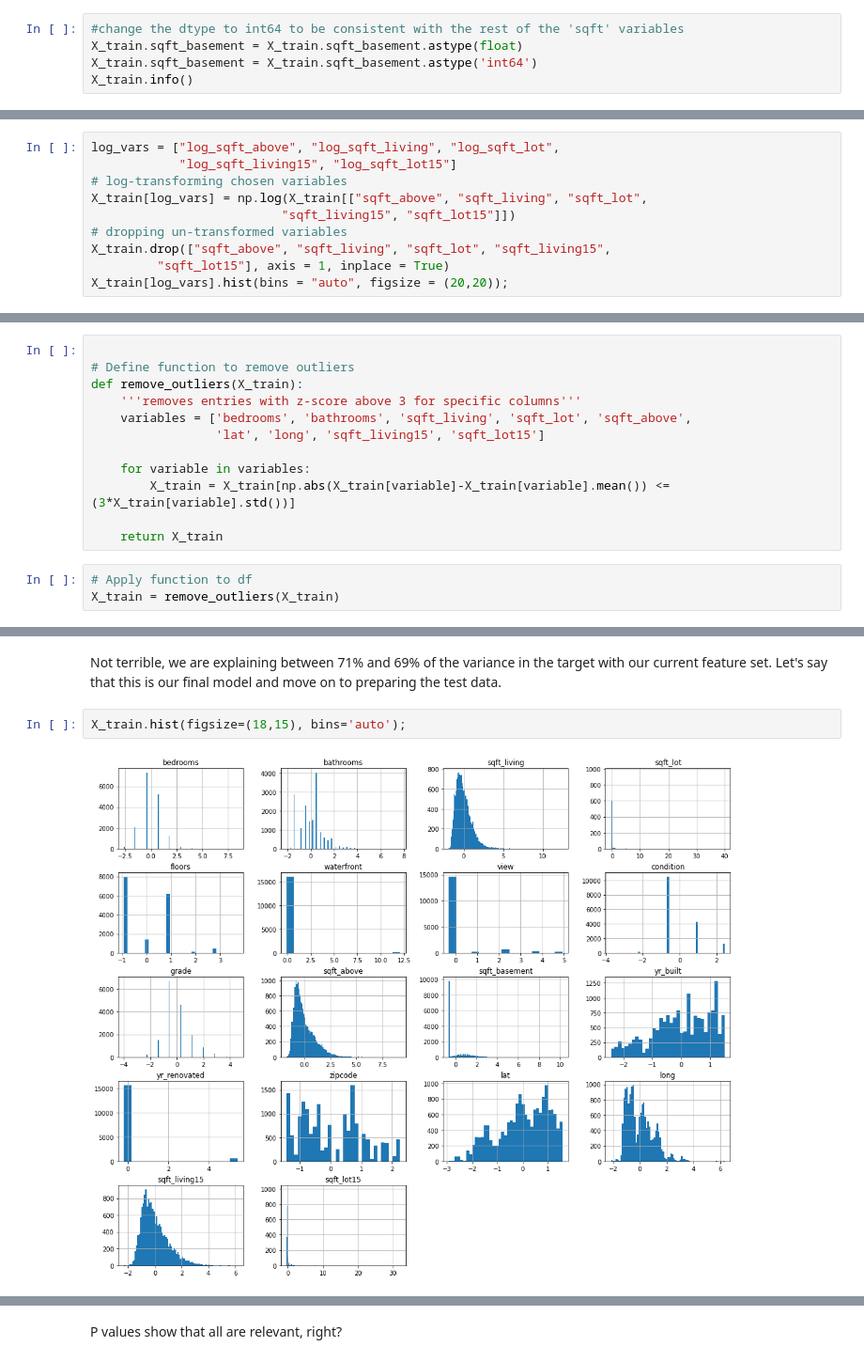
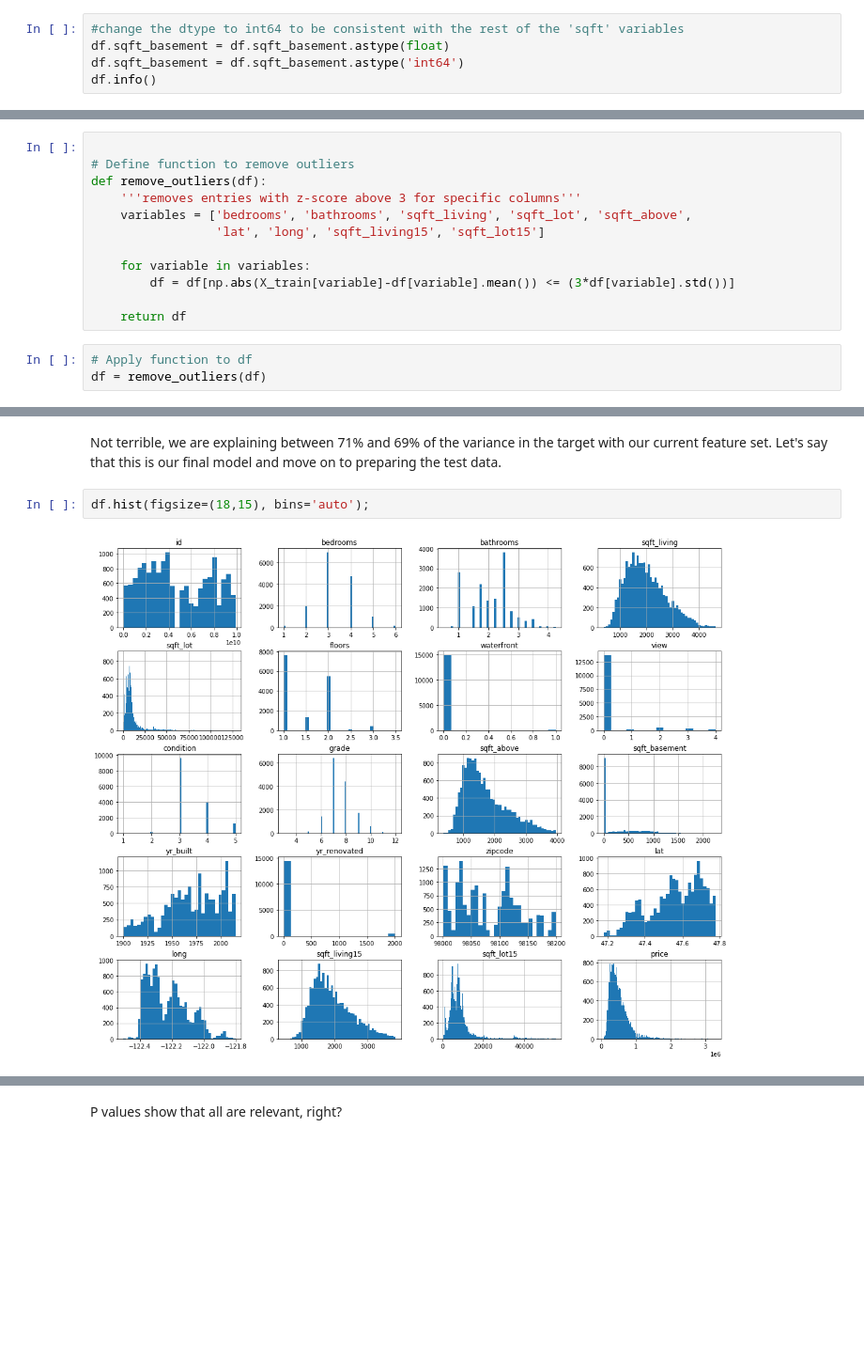
Before and after one commit to alexcasey92/Phase_2_Housing_Project, a Jupyter notebook: student.ipynb, the cells around one changed output, grey strips where cells are left out. Shown at 94% size. Saved outputs shown, nothing was run; the diff lists cells and outputs as text; blank space fills up the shorter version.

```diff
--- a/student.ipynb
+++ b/student.ipynb
@@ -460,8 +387,8 @@ X_train.loc[X_train["sqft_basement"] == '?', ["sqft_basement"]] = difference
 # %%
 #change the dtype to int64 to be consistent with the rest of the 'sqft' variables
-X_train.sqft_basement = X_train.sqft_basement.astype(float)
-X_train.sqft_basement = X_train.sqft_basement.astype('int64')
-X_train.info()
+df.sqft_basement = df.sqft_basement.astype(float)
+df.sqft_basement = df.sqft_basement.astype('int64')
+df.info()
 # %% [output]
 <class 'pandas.core.frame.DataFrame'>
 Int64Index: 16197 entries, 6405 to 15795
@@ -490,10 +409,0 @@ One way of doing this is by log-transforming the variable:
-# %%
-log_vars = ["log_sqft_above", "log_sqft_living", "log_sqft_lot",
-            "log_sqft_living15", "log_sqft_lot15"]
-# log-transforming chosen variables
-X_train[log_vars] = np.log(X_train[["sqft_above", "sqft_living", "sqft_lot",
-                          "sqft_living15", "sqft_lot15"]])
-# dropping un-transformed variables
-X_train.drop(["sqft_above", "sqft_living", "sqft_lot", "sqft_living15",
-         "sqft_lot15"], axis = 1, inplace = True)
-X_train[log_vars].hist(bins = "auto", figsize = (20,20));
@@ -532,15 +417,15 @@ Index(['bedrooms', 'bathrooms', 'sqft_living', 'sqft_lot', 'floors',
 # %%
 
 # Define function to remove outliers
-def remove_outliers(X_train):
+def remove_outliers(df):
     '''removes entries with z-score above 3 for specific columns'''
     variables = ['bedrooms', 'bathrooms', 'sqft_living', 'sqft_lot', 'sqft_above',
                  'lat', 'long', 'sqft_living15', 'sqft_lot15']
 
     for variable in variables:
-        X_train = X_train[np.abs(X_train[variable]-X_train[variable].mean()) <= (3*X_train[variable].std())]
+        df = df[np.abs(X_train[variable]-df[variable].mean()) <= (3*df[variable].std())]
 
-    return X_train
+    return df
 # %%
 # Apply function to df
-X_train = remove_outliers(X_train)
+df = remove_outliers(df)
@@ -592,6 +452,6 @@ array([0.69498202, 0.7128128 , 0.68973782])
 # %% [markdown]
 Not terrible, we are explaining between 71% and 69% of the variance in the target with our current feature set. Let's say that this is our final model and move on to preparing the test data.
 # %%
-X_train.hist(figsize=(18,15), bins='auto');
+df.hist(figsize=(18,15), bins='auto');
 # %% [output]
-[figure, old version]
+[figure, new version]
```
Also changed, not shown: parts of 112 cells of this notebook, 3 other files.
